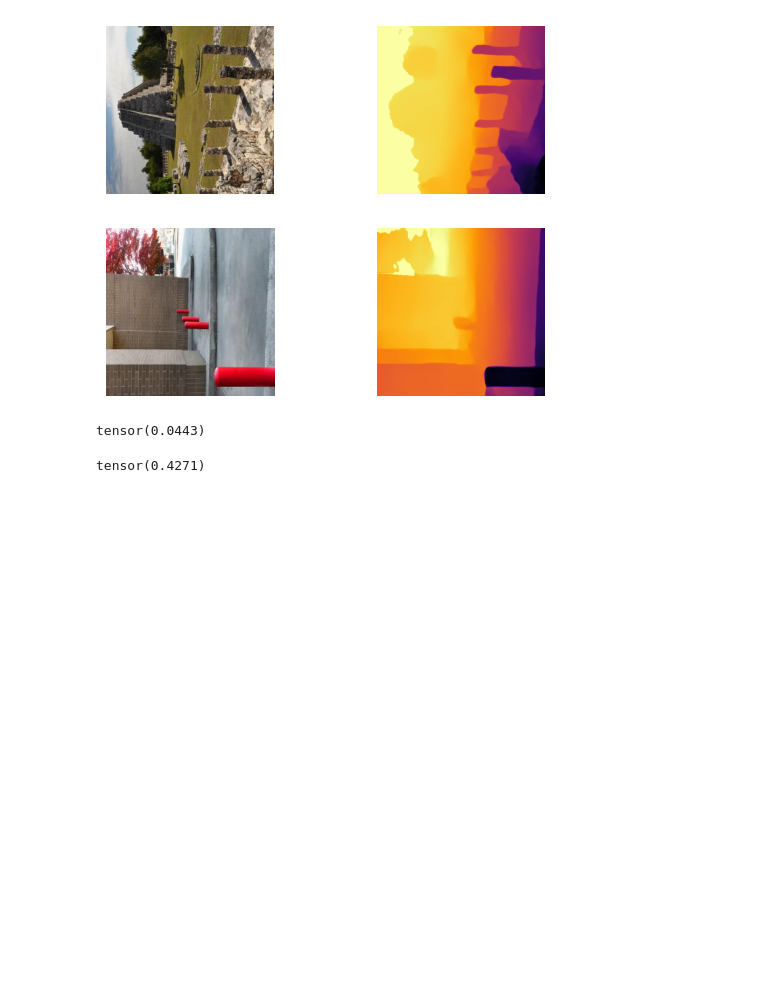
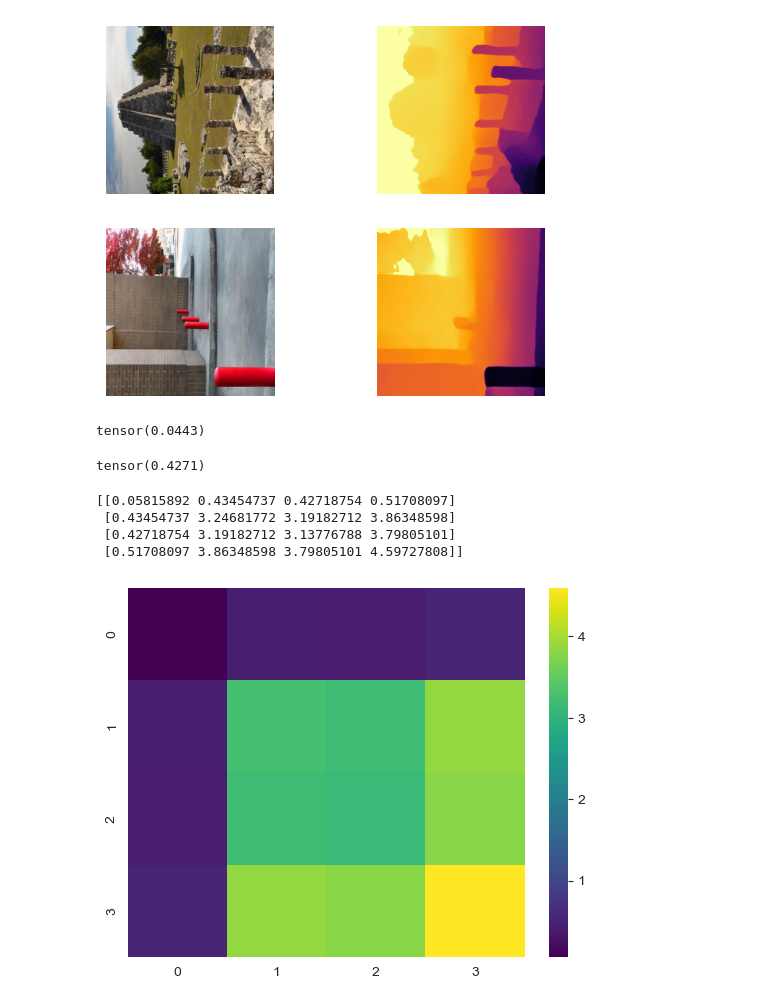
Before and after one commit to adishourya/DepthSense, a Jupyter notebook: scratchpad.ipynb, the cells around one changed output. Cells and saved outputs as stored; diff of their text form; code cells hidden in the pictures; blank space fills up the shorter version.

```diff
--- a/scratchpad.ipynb
+++ b/scratchpad.ipynb
@@ -145,3 +145,19 @@ inv_loss = InverseDepthSmoothnessLoss()
 inv_loss(sample0["heat"],sample1["mono"])
 # %% [output]
 tensor(0.4271)
+# %%
+import numpy as np
+import matplotlib.pyplot as plt
+import seaborn as sns
+
+e = np.random.randn(4,1)
+print(e @ e.T)
+sns.heatmap(e @ e.T,cmap="viridis")
+
+plt.show()
+# %% [output]
+[[0.05815892 0.43454737 0.42718754 0.51708097]
+ [0.43454737 3.24681772 3.19182712 3.86348598]
+ [0.42718754 3.19182712 3.13776788 3.79805101]
+ [0.51708097 3.86348598 3.79805101 4.59727808]]
+[figure, added]
```
Also changed, not shown: 13 other files.
